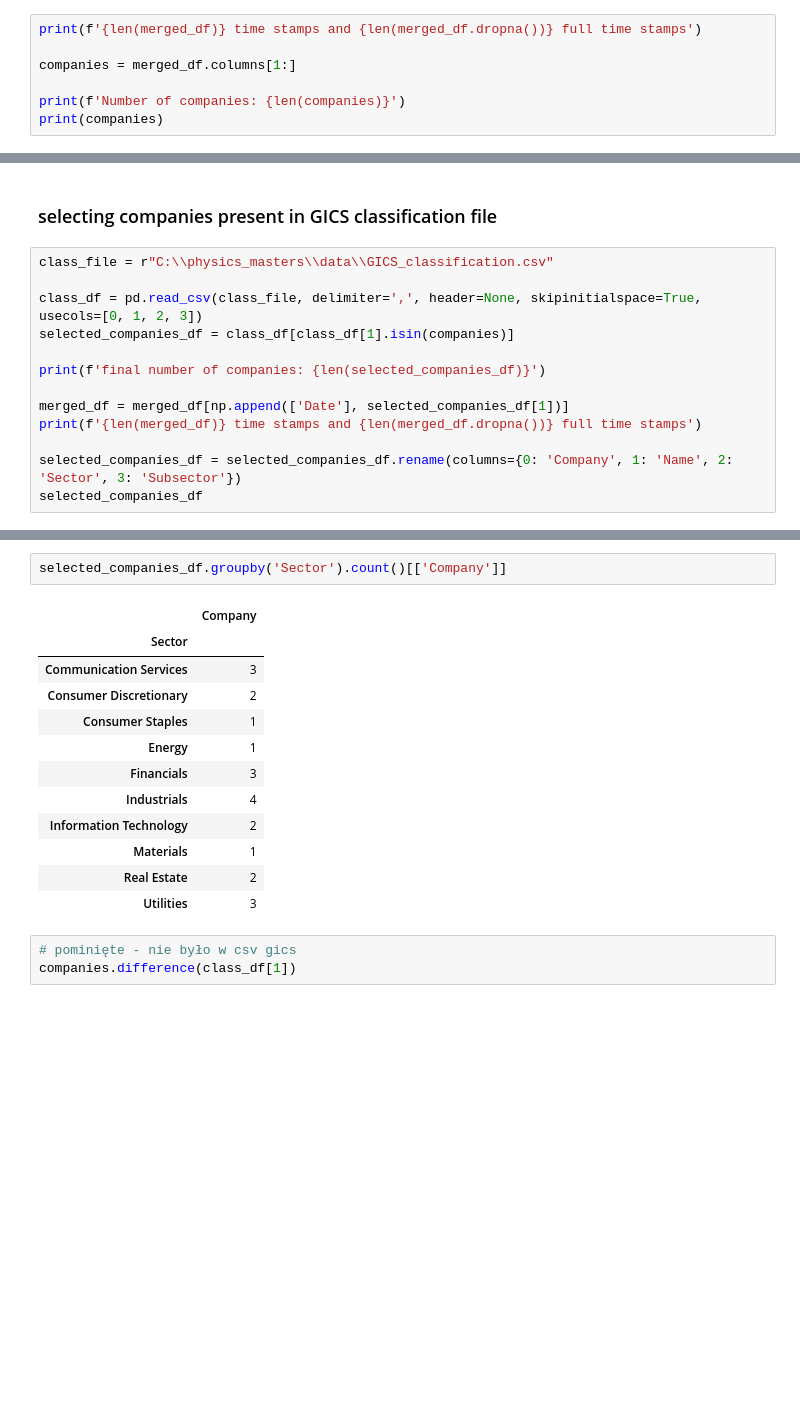
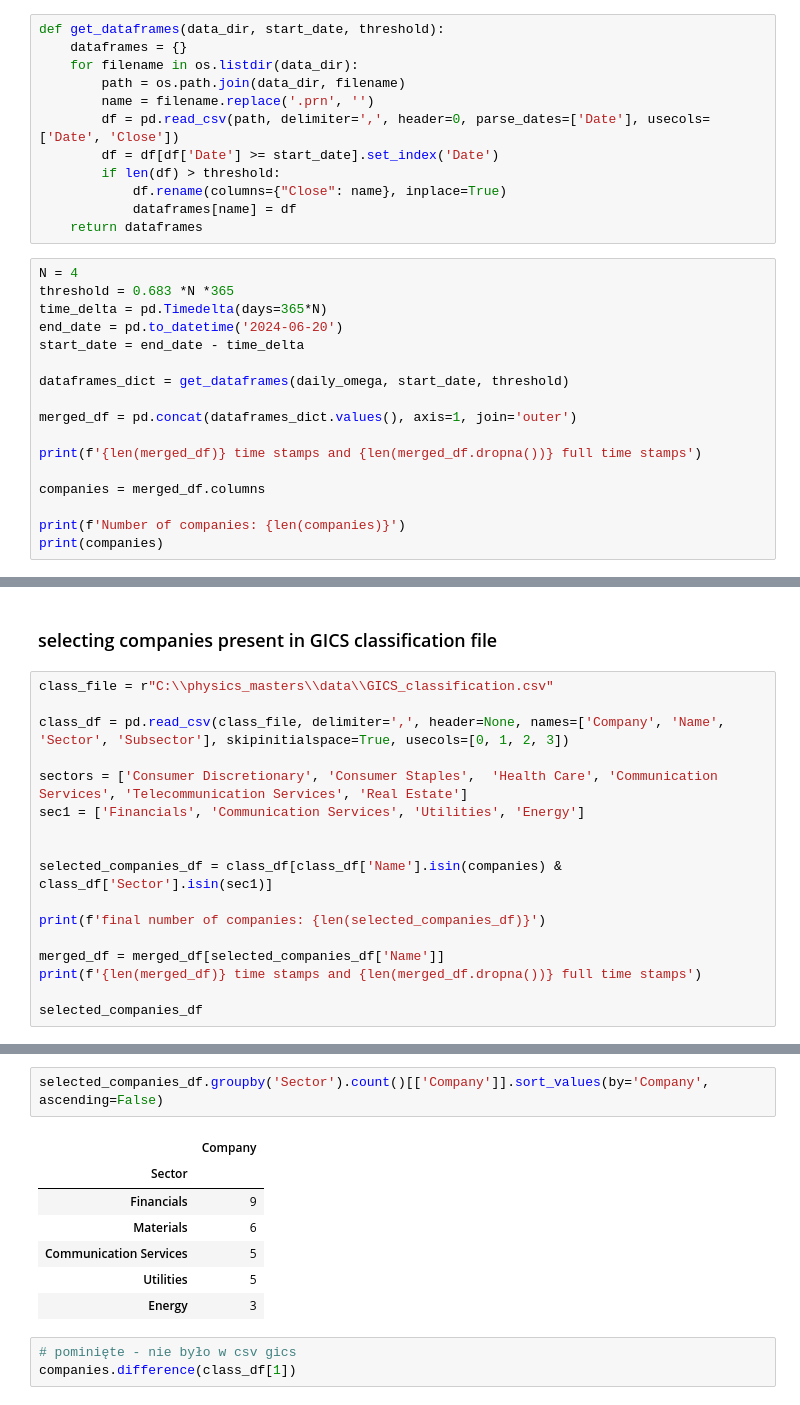
Before and after one commit to megi2601/physics_masters, a Jupyter notebook: code/stationary_correlations.ipynb, the cells around one changed output, grey strips where cells are left out. Cells and saved outputs as stored; diff of their text form; blank space fills up the shorter version.

```diff
--- a/code/stationary_correlations.ipynb
+++ b/code/stationary_correlations.ipynb
@@ -46,7 +18,29 @@ for df, _ in dataframes_tuple[1:]:
+# %%
+def get_dataframes(data_dir, start_date, threshold):
+    dataframes = {}
+    for filename in os.listdir(data_dir):
+        path = os.path.join(data_dir, filename)
+        name = filename.replace('.prn', '')
+        df = pd.read_csv(path, delimiter=',', header=0, parse_dates=['Date'], usecols=['Date', 'Close'])
+        df = df[df['Date'] >= start_date].set_index('Date')
+        if len(df) > threshold:
+            df.rename(columns={"Close": name}, inplace=True)
+            dataframes[name] = df
+    return dataframes
 # %%
+N = 4
+threshold = 0.683 *N *365
+time_delta = pd.Timedelta(days=365*N)
+end_date = pd.to_datetime('2024-06-20')
+start_date = end_date - time_delta
+
+dataframes_dict = get_dataframes(daily_omega, start_date, threshold)
+
+merged_df = pd.concat(dataframes_dict.values(), axis=1, join='outer')
+
 print(f'{len(merged_df)} time stamps and {len(merged_df.dropna())} full time stamps')
 
-companies = merged_df.columns[1:]
+companies = merged_df.columns
 
 print(f'Number of companies: {len(companies)}')
 print(companies)
@@ -65,15 +58,19 @@ Index(['11BIT', 'ABPL', 'ACTION', 'AGORA', 'ALIOR', 'AMICA', 'AMREST', 'ASBIS',
 # %%
 class_file = r"C:\\physics_masters\\data\\GICS_classification.csv"
 
-class_df = pd.read_csv(class_file, delimiter=',', header=None, skipinitialspace=True, usecols=[0, 1, 2, 3])
-selected_companies_df = class_df[class_df[1].isin(companies)]
+class_df = pd.read_csv(class_file, delimiter=',', header=None, names=['Company', 'Name', 'Sector', 'Subsector'], skipinitialspace=True, usecols=[0, 1, 2, 3])
+
+sectors = ['Consumer Discretionary', 'Consumer Staples',  'Health Care', 'Communication Services', 'Telecommunication Services', 'Real Estate']
+sec1 = ['Financials', 'Communication Services', 'Utilities', 'Energy']
+
+
+selected_companies_df = class_df[class_df['Name'].isin(companies) & class_df['Sector'].isin(sec1)]
 
 print(f'final number of companies: {len(selected_companies_df)}')
 
-merged_df = merged_df[np.append(['Date'], selected_companies_df[1])]
+merged_df = merged_df[selected_companies_df['Name']]
 print(f'{len(merged_df)} time stamps and {len(merged_df.dropna())} full time stamps')
 
-selected_companies_df = selected_companies_df.rename(columns={0: 'Company', 1: 'Name', 2: 'Sector', 3: 'Subsector'})
 selected_companies_df
 # %% [output]
 final number of companies: 22
@@ -98,18 +95,13 @@ final number of companies: 22
 # %%
-selected_companies_df.groupby('Sector').count()[['Company']]
+selected_companies_df.groupby('Sector').count()[['Company']].sort_values(by='Company', ascending=False)
 # %% [output]
 |  | Company |
 | Sector |  |
-| Communication Services | 3 |
-| Consumer Discretionary | 2 |
-| Consumer Staples | 1 |
-| Energy | 1 |
-| Financials | 3 |
-| Industrials | 4 |
-| Information Technology | 2 |
-| Materials | 1 |
-| Real Estate | 2 |
-| Utilities | 3 |
+| Financials | 9 |
+| Materials | 6 |
+| Communication Services | 5 |
+| Utilities | 5 |
+| Energy | 3 |
 # %%
 # pominięte - nie było w csv gics
 companies.difference(class_df[1])
```
Also changed, not shown: parts of 14 cells of this notebook, 4 other files.
